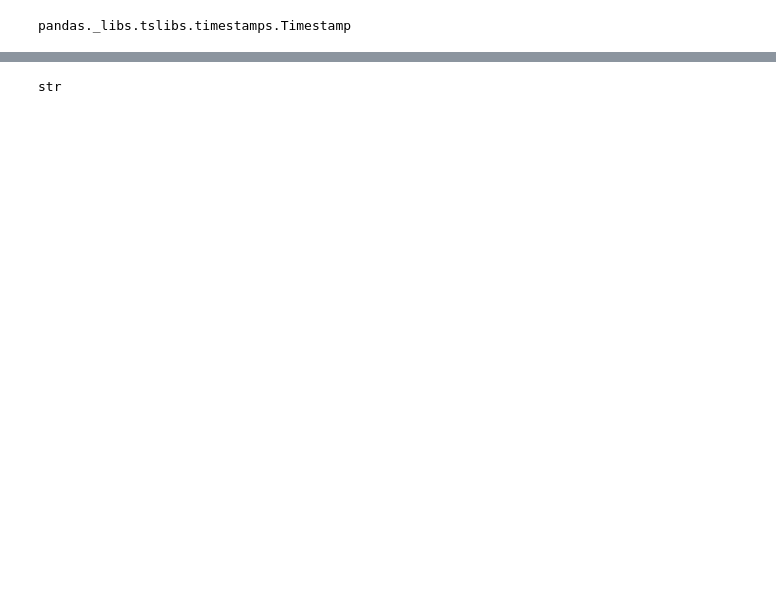
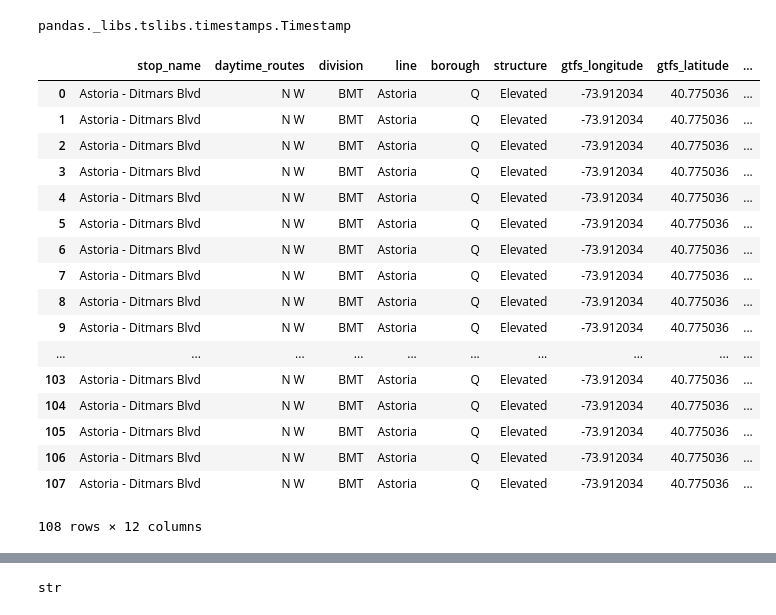
Before and after one commit to mjang2000/covid-data-challenge, a Jupyter notebook: raw_data/turnstile_data/Untitled.ipynb, the cells around one changed output, grey strips where cells are left out. Cells and saved outputs as stored; diff of their text form; code cells hidden in the pictures; blank space fills up the shorter version.

```diff
--- a/raw_data/turnstile_data/Untitled.ipynb
+++ b/raw_data/turnstile_data/Untitled.ipynb
@@ -65,4 +189,25 @@ turnstile_use['date'] = pd.to_datetime(turnstile_use['date'])
 type(turnstile_use['date'][2])
 # %% [output]
 pandas._libs.tslibs.timestamps.Timestamp
+# %%
+turnstile_use_daily[turnstile_use_daily["stop_name"] == "Astoria - Ditmars Blvd"]
+# %% [output]
+|  | stop_name | daytime_routes | division | line | borough | structure | gtfs_longitude | gtfs_latitude | ... |
+| 0 | Astoria - Ditmars Blvd | N W | BMT | Astoria | Q | Elevated | -73.912034 | 40.775036 | ... |
+| 1 | Astoria - Ditmars Blvd | N W | BMT | Astoria | Q | Elevated | -73.912034 | 40.775036 | ... |
+| 2 | Astoria - Ditmars Blvd | N W | BMT | Astoria | Q | Elevated | -73.912034 | 40.775036 | ... |
+| 3 | Astoria - Ditmars Blvd | N W | BMT | Astoria | Q | Elevated | -73.912034 | 40.775036 | ... |
+| 4 | Astoria - Ditmars Blvd | N W | BMT | Astoria | Q | Elevated | -73.912034 | 40.775036 | ... |
+| 5 | Astoria - Ditmars Blvd | N W | BMT | Astoria | Q | Elevated | -73.912034 | 40.775036 | ... |
+| 6 | Astoria - Ditmars Blvd | N W | BMT | Astoria | Q | Elevated | -73.912034 | 40.775036 | ... |
+| 7 | Astoria - Ditmars Blvd | N W | BMT | Astoria | Q | Elevated | -73.912034 | 40.775036 | ... |
+| 8 | Astoria - Ditmars Blvd | N W | BMT | Astoria | Q | Elevated | -73.912034 | 40.775036 | ... |
+| 9 | Astoria - Ditmars Blvd | N W | BMT | Astoria | Q | Elevated | -73.912034 | 40.775036 | ... |
+| ... | ... | ... | ... | ... | ... | ... | ... | ... | ... |
+| 103 | Astoria - Ditmars Blvd | N W | BMT | Astoria | Q | Elevated | -73.912034 | 40.775036 | ... |
+| 104 | Astoria - Ditmars Blvd | N W | BMT | Astoria | Q | Elevated | -73.912034 | 40.775036 | ... |
+| 105 | Astoria - Ditmars Blvd | N W | BMT | Astoria | Q | Elevated | -73.912034 | 40.775036 | ... |
+| 106 | Astoria - Ditmars Blvd | N W | BMT | Astoria | Q | Elevated | -73.912034 | 40.775036 | ... |
+| 107 | Astoria - Ditmars Blvd | N W | BMT | Astoria | Q | Elevated | -73.912034 | 40.775036 | ... |
+108 rows × 12 columns
 # %%
```
Also changed, not shown: parts of 9 cells of this notebook.
